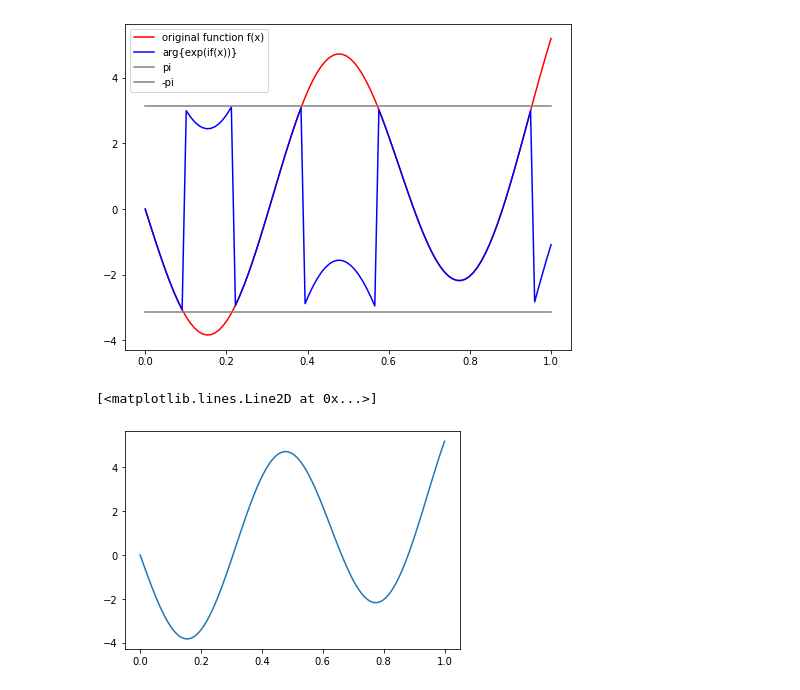
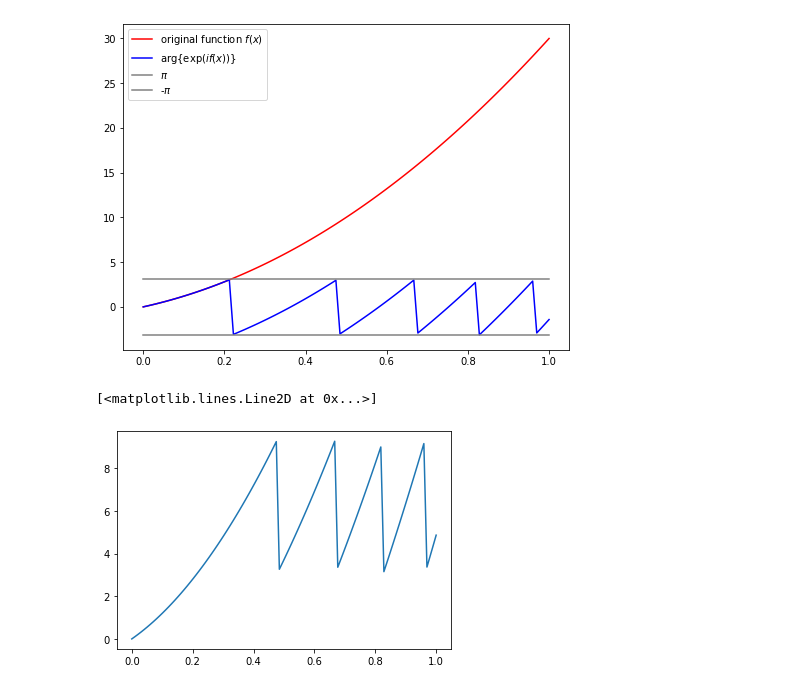
Before and after one commit to dieu-detruit/bachelor-thesis, a Jupyter notebook: illustration/chapter2/phase_unwrap.ipynb, the cells around one changed output. Cells and saved outputs as stored; diff of their text form; code cells hidden in the pictures.

```diff
--- a/illustration/chapter2/phase_unwrap.ipynb
+++ b/illustration/chapter2/phase_unwrap.ipynb
@@ -5,27 +5,28 @@ import math
 # %%
 import matplotlib.font_manager as font_manager
 
 N = 100
 x = np.linspace(0.0, 1.0, N)
 
-y = 4 * x + np.sin(x) - 2 * np.sin(2 * x) - 4 * np.sin(10 * x)
+#y = 4 * x + np.sin(x) - 2 * np.sin(2 * x) - 4 * np.sin(10 * x)
+y = 10 * x + 20 * x**2
 
 z = np.angle(np.exp(1.0j * y))
 
 fig = plt.figure(figsize=(8, 6))
 ax = fig.add_subplot(111)
 
-ax.plot(x, y, color='red', label="original function f(x)")
-ax.plot(x, z, color='blue', label="arg{exp(if(x))}")
-ax.plot(x, np.pi * np.ones(N), color='gray', label='pi')
-ax.plot(x, -np.pi * np.ones(N), color='gray', label='-pi')
+ax.plot(x, y, color='red', label="original function $f(x)$")
+ax.plot(x, z, color='blue', label="$\mathrm{arg}\{\exp(if(x))\}$")
+ax.plot(x, np.pi * np.ones(N), color='gray', label='$\pi$')
+ax.plot(x, -np.pi * np.ones(N), color='gray', label='-$\pi$')
 
 ax.legend()
 plt.show()
 
 fig.savefig('../../thesis/chap2/figure/before_unwrap.png')
 # %% [output]
-[figure, old version]
+[figure, new version]
 # %%
 prev = z[0]
 w = z.copy()
@@ -40,5 +39,5 @@ for i in range(N):
 # %%
-plt.plot(x, w)
+plt.plot(x, z)
 # %% [output]
 [<matplotlib.lines.Line2D at 0x...>]
-[figure, old version]
+[figure, new version]
```
Also changed, not shown: parts of 1 cell of this notebook, 19 other files.
